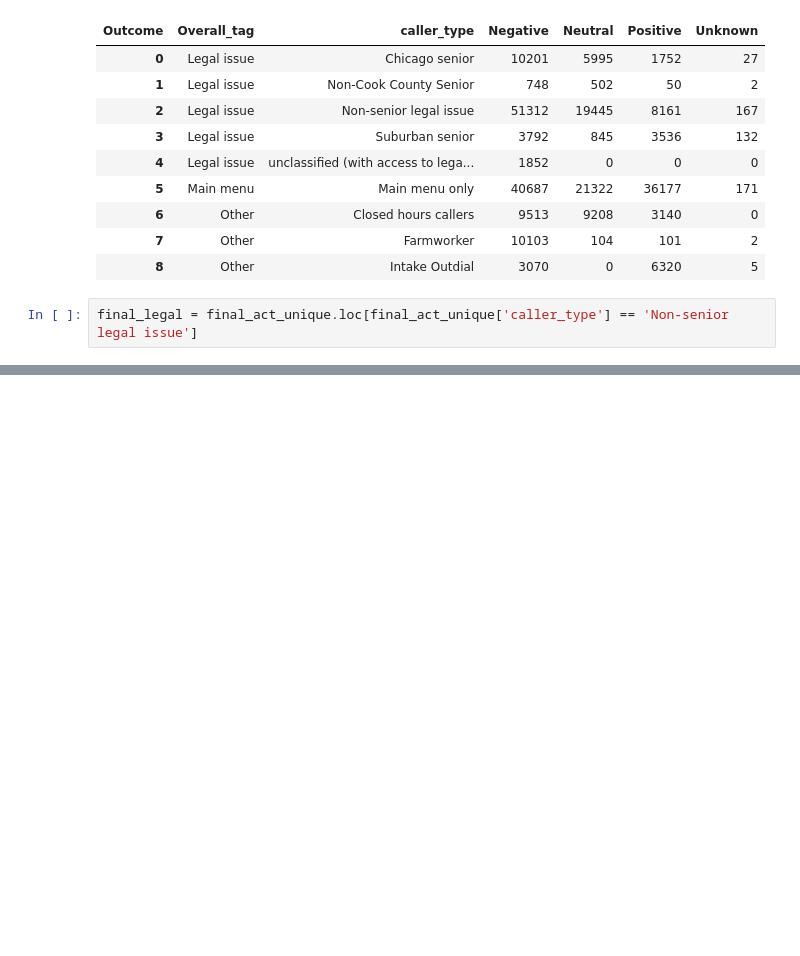
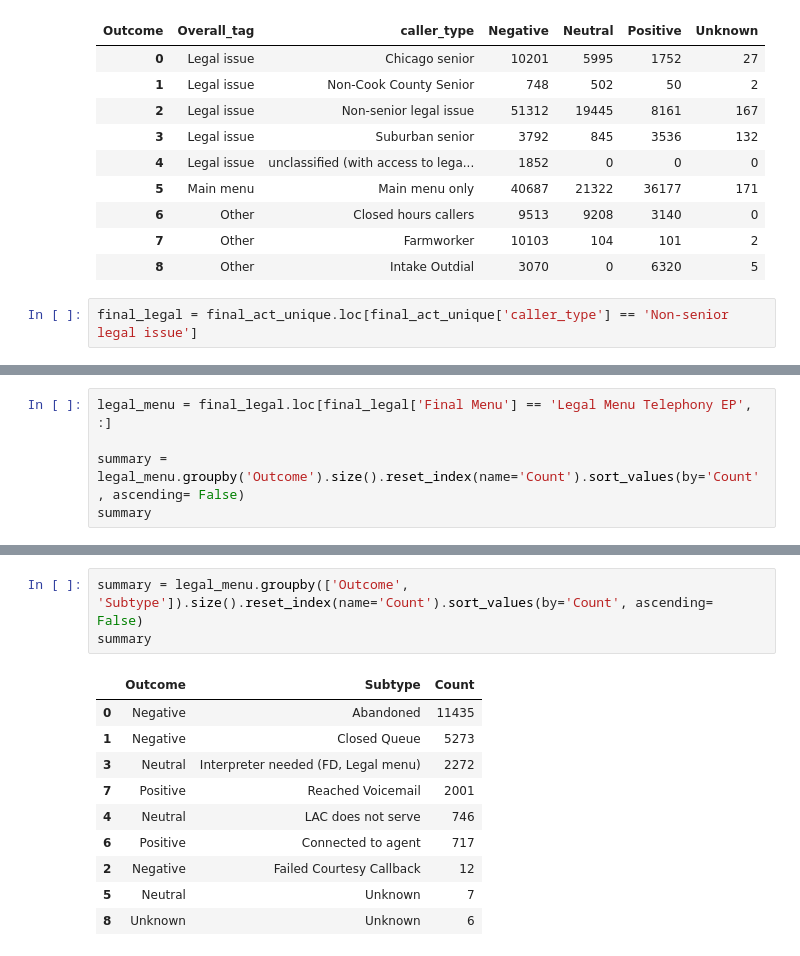
Before and after one commit to arvindkrishna87/STAT390_LegalAid_Fall2025, a Jupyter notebook: Code/Call outcome analysis/CallOutcomeTagging_9Dec_Vivienne.ipynb, the cells around one changed output, grey strips where cells are left out. Cells and saved outputs as stored; diff of their text form; blank space fills up the shorter version.

```diff
--- a/Code/Call outcome analysis/CallOutcomeTagging_9Dec_Vivienne.ipynb
+++ b/Code/Call outcome analysis/CallOutcomeTagging_9Dec_Vivienne.ipynb
@@ -659,0 +643,5 @@ final_legal = final_act_unique.loc[final_act_unique['caller_type'] == 'Non-senio
+# %%
+legal_menu = final_legal.loc[final_legal['Final Menu'] == 'Legal Menu Telephony EP', :]
+
+summary = legal_menu.groupby('Outcome').size().reset_index(name='Count').sort_values(by='Count', ascending= False)
+summary
@@ -659,0 +654,14 @@ final_legal = final_act_unique.loc[final_act_unique['caller_type'] == 'Non-senio
+# %%
+summary = legal_menu.groupby(['Outcome', 'Subtype']).size().reset_index(name='Count').sort_values(by='Count', ascending= False)
+summary
+# %% [output]
+|  | Outcome | Subtype | Count |
+| 0 | Negative | Abandoned | 11435 |
+| 1 | Negative | Closed Queue | 5273 |
+| 3 | Neutral | Interpreter needed (FD, Legal menu) | 2272 |
+| 7 | Positive | Reached Voicemail | 2001 |
+| 4 | Neutral | LAC does not serve | 746 |
+| 6 | Positive | Connected to agent | 717 |
+| 2 | Negative | Failed Courtesy Callback | 12 |
+| 5 | Neutral | Unknown | 7 |
+| 8 | Unknown | Unknown | 6 |
```
Also changed, not shown: parts of 52 cells of this notebook.
